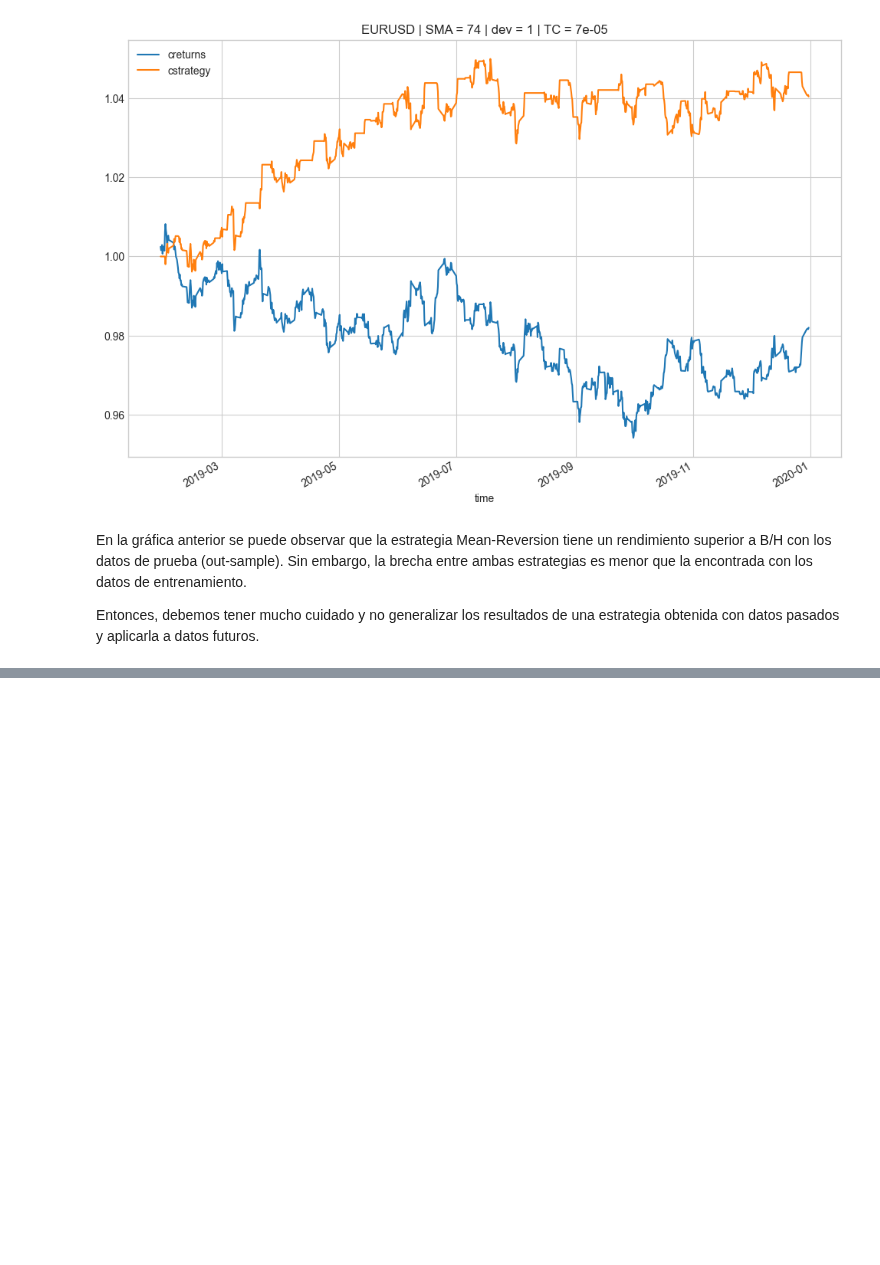
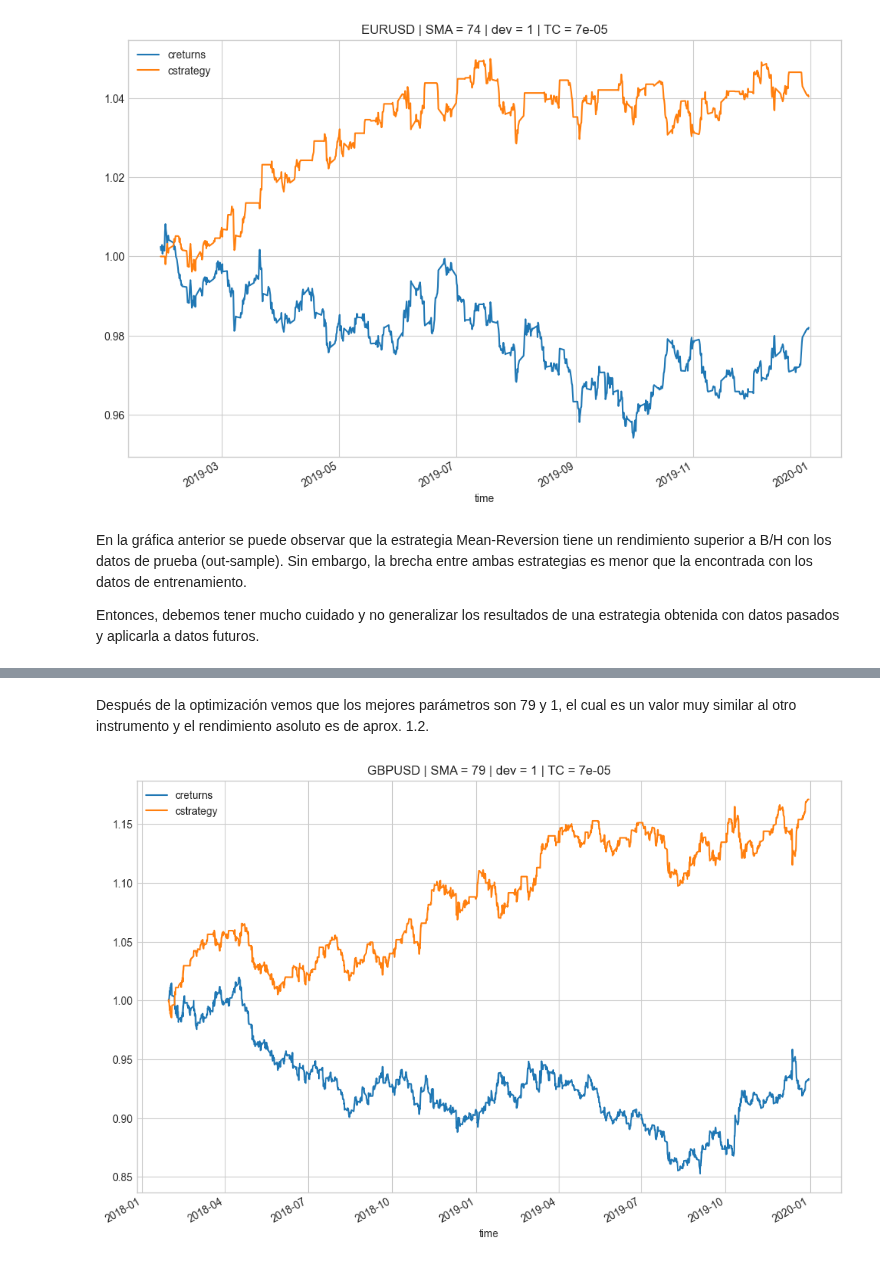
Before and after one commit to mario812/algo-trading-env, a Jupyter notebook: 3.3.7-oop_mean_rev_back.ipynb, the cells around one changed output, grey strips where cells are left out. Saved outputs shown, nothing was run; the diff lists cells and outputs as text; code cells hidden in the pictures; blank space fills up the shorter version.

```diff
--- a/3.3.7-oop_mean_rev_back.ipynb
+++ b/3.3.7-oop_mean_rev_back.ipynb
@@ -127,0 +148,6 @@ Entonces, debemos tener mucho cuidado y no generalizar los resultados de una est
+# %% [markdown]
+Después de la optimización vemos que los mejores parámetros son 79 y 1, el cual es un valor muy similar al otro instrumento y el rendimiento asoluto es de aprox. 1.2.
+# %%
+tester.plot_results()
+# %% [output]
+[figure, added]
```
Also changed, not shown: parts of 6 cells of this notebook.
